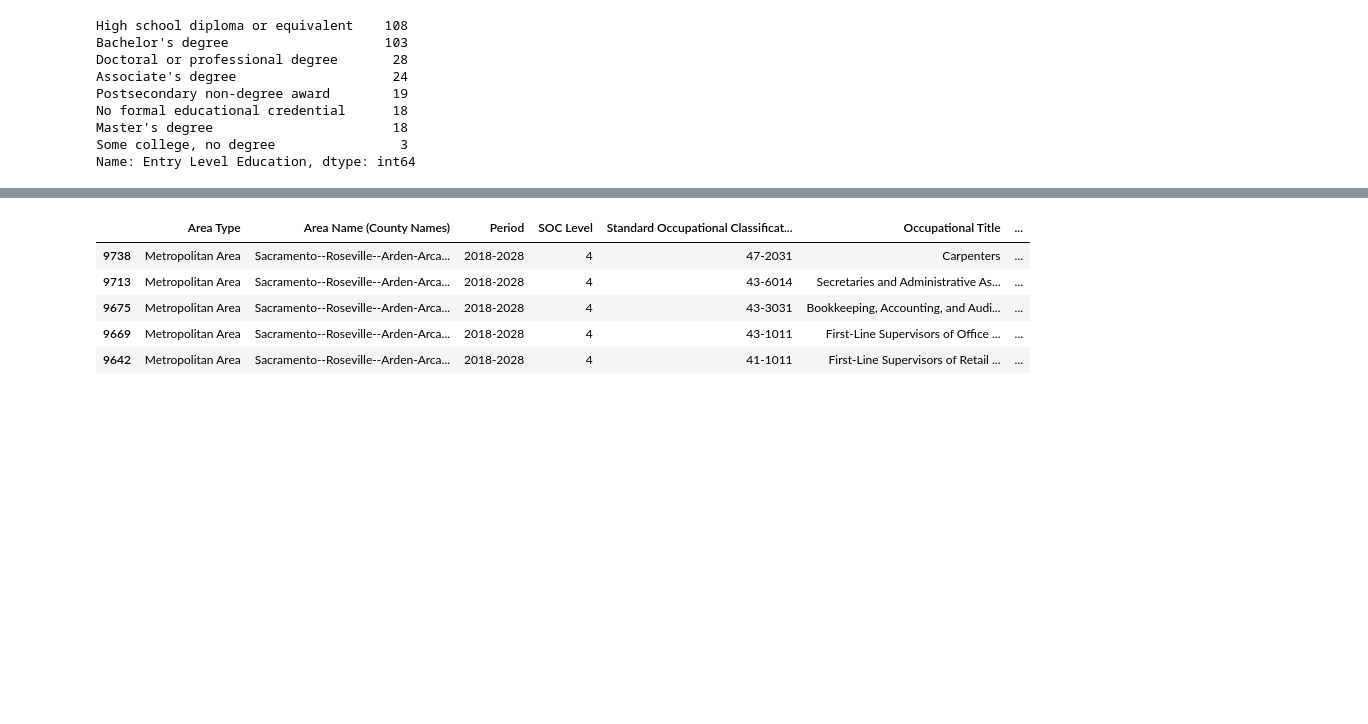
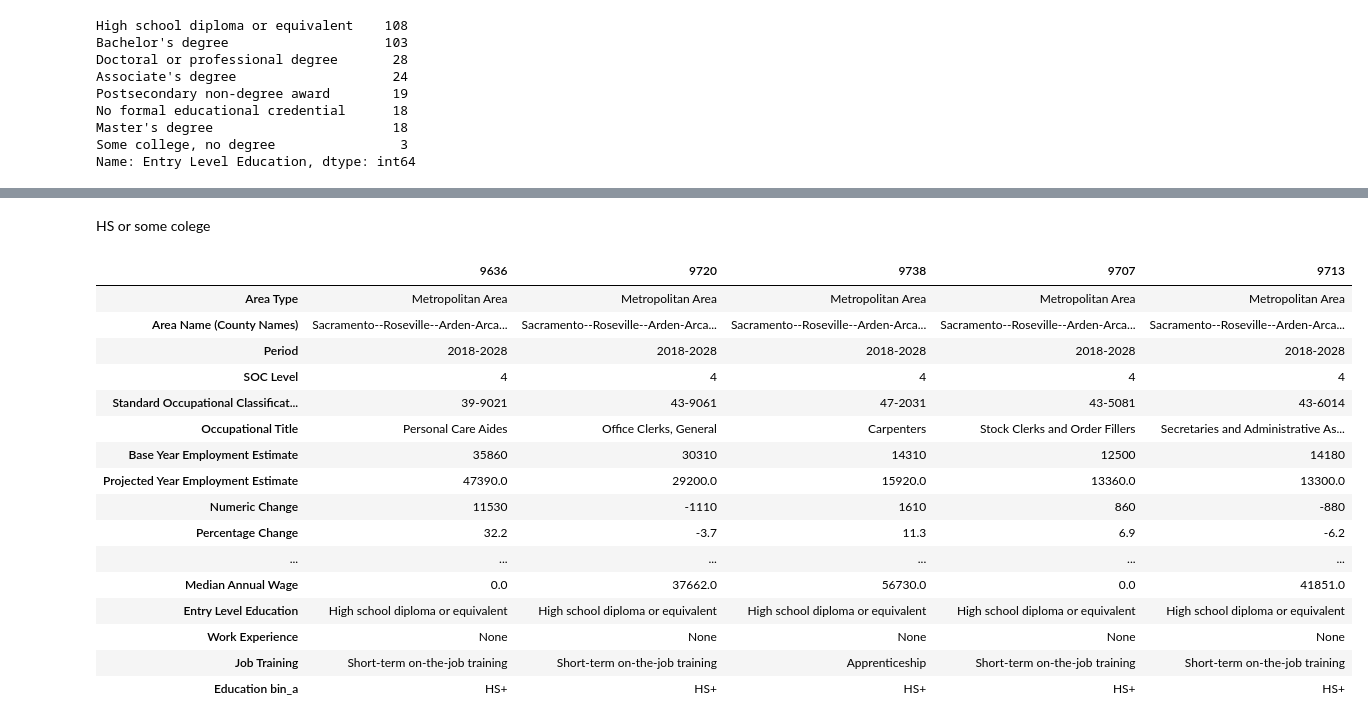
Before and after one commit to crystal-ctrl/WiD_Residency_2022_January, a Jupyter notebook: Notebooks/Exploring_projections.ipynb, the cells around one changed output, grey strips where cells are left out. Drawn from its saved outputs; the diff is of its cells as text; code cells hidden in the pictures; blank space fills up the shorter version.

```diff
--- a/Notebooks/Exploring_projections.ipynb
+++ b/Notebooks/Exploring_projections.ipynb
@@ -18,7 +18,7 @@ df_Cal = df_CA[df_CA['Area Name (County Names)']=='California'].copy()
 # %% [markdown]
 Filtering for those occupations that make 40k a year or more and cleaning occupational code for the national table to match the california tables
 # %%
-df_Sac = df_Sac[df_Sac['Median Annual Wage']>=40000].copy()
+df_Sac_40k = df_Sac[df_Sac['Median Annual Wage']>=40000].copy()
 # %%
 df_nat['Occupation Code']=df_nat['Occupation Code'].str.extract(r'([0-9]{2}-[0-9]{4})')
 # %% [markdown]
@@ -44,5 +44,6 @@ education_levels = {'No formal educational credential':'<HS',
                     'Some college, no degree':'HS+'
 
 }
-df_Sac['Education bin'] = df_Sac['Entry Level Education'].replace(to_replace=education_levels)
-df_Cal['Education bin'] = df_Cal['Entry Level Education'].replace(to_replace=education_levels)
+df_Sac['Education bin_a'] = df_Sac['Entry Level Education'].replace(to_replace=education_levels)
+df_Sac_40k['Education bin_a'] = df_Sac_40k['Entry Level Education'].replace(to_replace=education_levels)
+df_Cal['Education bin_a'] = df_Cal['Entry Level Education'].replace(to_replace=education_levels)
@@ -58,9 +92,22 @@ df_Sac[df_Sac['Education bin']=='<HS'].sort_values(by='Projected Year Employment
+# %% [markdown]
+HS or some colege
 # %%
-df_Sac[df_Sac['Education bin']=='HS+'].sort_values(by='Projected Year Employment Estimate',ascending=False).head()
+df_Sac[df_Sac['Education bin_a']=='HS+'].sort_values(by='Projected Year Employment Estimate',ascending=False).head().transpose()
 # %% [output]
-|  | Area Type | Area Name (County Names) | Period | SOC Level | Standard Occupational Classificat... | Occupational Title | ... |
-| 9738 | Metropolitan Area | Sacramento--Roseville--Arden-Arca... | 2018-2028 | 4 | 47-2031 | Carpenters | ... |
-| 9713 | Metropolitan Area | Sacramento--Roseville--Arden-Arca... | 2018-2028 | 4 | 43-6014 | Secretaries and Administrative As... | ... |
-| 9675 | Metropolitan Area | Sacramento--Roseville--Arden-Arca... | 2018-2028 | 4 | 43-3031 | Bookkeeping, Accounting, and Audi... | ... |
-| 9669 | Metropolitan Area | Sacramento--Roseville--Arden-Arca... | 2018-2028 | 4 | 43-1011 | First-Line Supervisors of Office ... | ... |
-| 9642 | Metropolitan Area | Sacramento--Roseville--Arden-Arca... | 2018-2028 | 4 | 41-1011 | First-Line Supervisors of Retail ... | ... |
+|  | 9636 | 9720 | 9738 | 9707 | 9713 |
+| Area Type | Metropolitan Area | Metropolitan Area | Metropolitan Area | Metropolitan Area | Metropolitan Area |
+| Area Name (County Names) | Sacramento--Roseville--Arden-Arca... | Sacramento--Roseville--Arden-Arca... | Sacramento--Roseville--Arden-Arca... | Sacramento--Roseville--Arden-Arca... | Sacramento--Roseville--Arden-Arca... |
+| Period | 2018-2028 | 2018-2028 | 2018-2028 | 2018-2028 | 2018-2028 |
+| SOC Level | 4 | 4 | 4 | 4 | 4 |
+| Standard Occupational Classificat... | 39-9021 | 43-9061 | 47-2031 | 43-5081 | 43-6014 |
+| Occupational Title | Personal Care Aides | Office Clerks, General | Carpenters | Stock Clerks and Order Fillers | Secretaries and Administrative As... |
+| Base Year Employment Estimate | 35860 | 30310 | 14310 | 12500 | 14180 |
+| Projected Year Employment Estimate | 47390.0 | 29200.0 | 15920.0 | 13360.0 | 13300.0 |
+| Numeric Change | 11530 | -1110 | 1610 | 860 | -880 |
+| Percentage Change | 32.2 | -3.7 | 11.3 | 6.9 | -6.2 |
+| ... | ... | ... | ... | ... | ... |
+| Median Annual Wage | 0.0 | 37662.0 | 56730.0 | 0.0 | 41851.0 |
+| Entry Level Education | High school diploma or equivalent | High school diploma or equivalent | High school diploma or equivalent | High school diploma or equivalent | High school diploma or equivalent |
+| Work Experience | None | None | None | None | None |
+| Job Training | Short-term on-the-job training | Short-term on-the-job training | Apprenticeship | Short-term on-the-job training | Short-term on-the-job training |
+| Education bin_a | HS+ | HS+ | HS+ | HS+ | HS+ |
```
Also changed, not shown: parts of 8 cells of this notebook.
